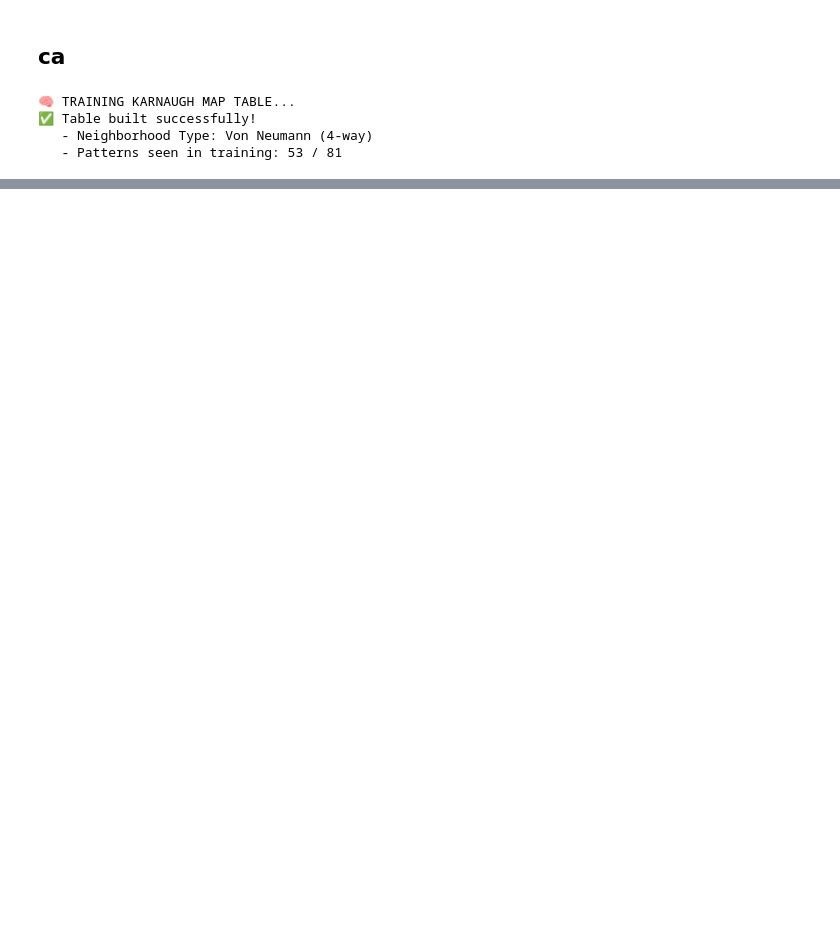
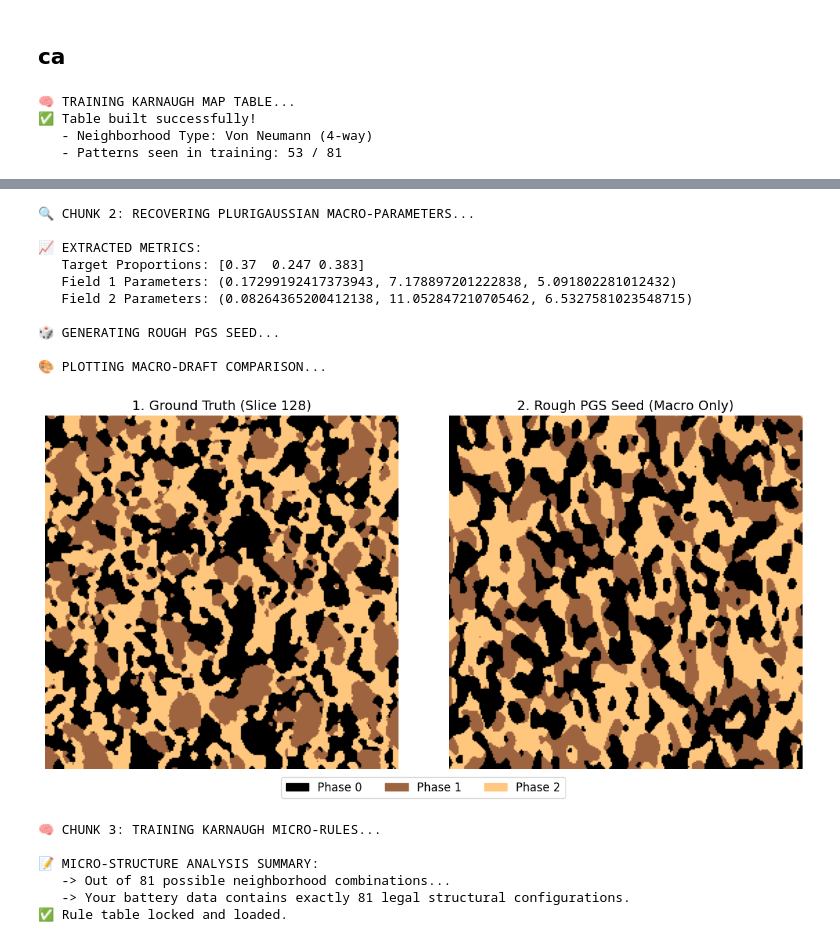
Before and after one commit to ioanb16/Growing-virtual-materials-cellular-automata-meets-geostatistics, a Jupyter notebook: notebooks/recovery-tests.ipynb, the cells around one changed output, grey strips where cells are left out. Drawn from its saved outputs; the diff is of its cells as text; code cells hidden in the pictures; blank space fills up the shorter version.

```diff
--- a/notebooks/recovery-tests.ipynb
+++ b/notebooks/recovery-tests.ipynb
@@ -335,0 +389,70 @@ plt.show()
+# %%
+from pgsca.hybrid_tools import recover_plurigaussian, make_pgs_seed
+
+print("🔍 CHUNK 2: RECOVERING PLURIGAUSSIAN MACRO-PARAMETERS...")
+# Extracting the angles, lengths, and proportions from your battery microstructure
+params = recover_plurigaussian(real_map)
+
+print(f"\n📈 EXTRACTED METRICS:")
+print(f"   Target Proportions: {np.round(params['proportions'], 3)}")
+print(f"   Field 1 Parameters: {params['params_1']}")
+print(f"   Field 2 Parameters: {params['params_2']}")
+
+print("\n🎲 GENERATING ROUGH PGS SEED...")
+# Generate the unpolished geological draft using those macro rules
+rough_seed = make_pgs_seed(
+    shape=(GRID_SIZE, GRID_SIZE),
+    params_1=params['params_1'],
+    params_2=params['params_2'],
+    proportions=params['proportions']
+)
+
+print("\n🎨 PLOTTING MACRO-DRAFT COMPARISON...")
+fig, axes = plt.subplots(1, 2, figsize=(12, 6))
+
+# Left Panel: Ground Truth
+axes[0].imshow(real_map, cmap=cmap, vmin=0, vmax=2)
+axes[0].set_title(f"1. Ground Truth (Slice {slice_index})", fontsize=14)
+axes[0].axis('off')
+
+# Right Panel: The rough Plurigaussian draft
+axes[1].imshow(rough_seed, cmap=cmap, vmin=0, vmax=2)
+axes[1].set_title("2. Rough PGS Seed (Macro Only)", fontsize=14)
+axes[1].axis('off')
+
+fig.legend(handles=patches, loc='lower center', ncol=3, fontsize=12, bbox_to_anchor=(0.5, 0.02))
+plt.tight_layout(rect=[0, 0.08, 1, 1])
+plt.show()
+# %% [output]
+🔍 CHUNK 2: RECOVERING PLURIGAUSSIAN MACRO-PARAMETERS...
+
+📈 EXTRACTED METRICS:
+   Target Proportions: [0.37  0.247 0.383]
+   Field 1 Parameters: (0.17299192417373943, 7.178897201222838, 5.091802281012432)
+   Field 2 Parameters: (0.08264365200412138, 11.052847210705462, 6.5327581023548715)
+
+🎲 GENERATING ROUGH PGS SEED...
+
+🎨 PLOTTING MACRO-DRAFT COMPARISON...
+[figure, added]
+# %%
+from pgsca.karnaugh_tools import build_table
+
+print("🧠 CHUNK 3: TRAINING KARNAUGH MICRO-RULES...")
+# Training the CA using a Von Neumann neighborhood configuration
+table = build_table([(real_map, real_map)], neighbourhood='von_neumann')
+
+# Print out statistics about what the table learned
+legal_configurations = len(table)
+max_possible = 3**4  # 3 phases over 4 neighbors = 81 possibilities
+print(f"\n📝 MICRO-STRUCTURE ANALYSIS SUMMARY:")
+print(f"   -> Out of {max_possible} possible neighborhood combinations...")
+print(f"   -> Your battery data contains exactly {legal_configurations} legal structural configurations.")
+print("✅ Rule table locked and loaded.")
+# %% [output]
+🧠 CHUNK 3: TRAINING KARNAUGH MICRO-RULES...
+
+📝 MICRO-STRUCTURE ANALYSIS SUMMARY:
+   -> Out of 81 possible neighborhood combinations...
+   -> Your battery data contains exactly 81 legal structural configurations.
+✅ Rule table locked and loaded.
```
Also changed, not shown: parts of 8 cells of this notebook.
